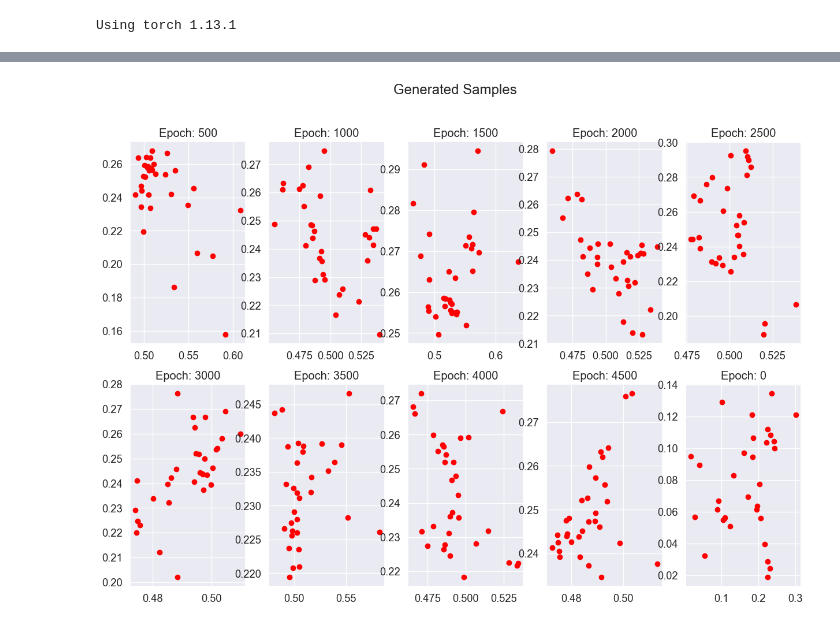
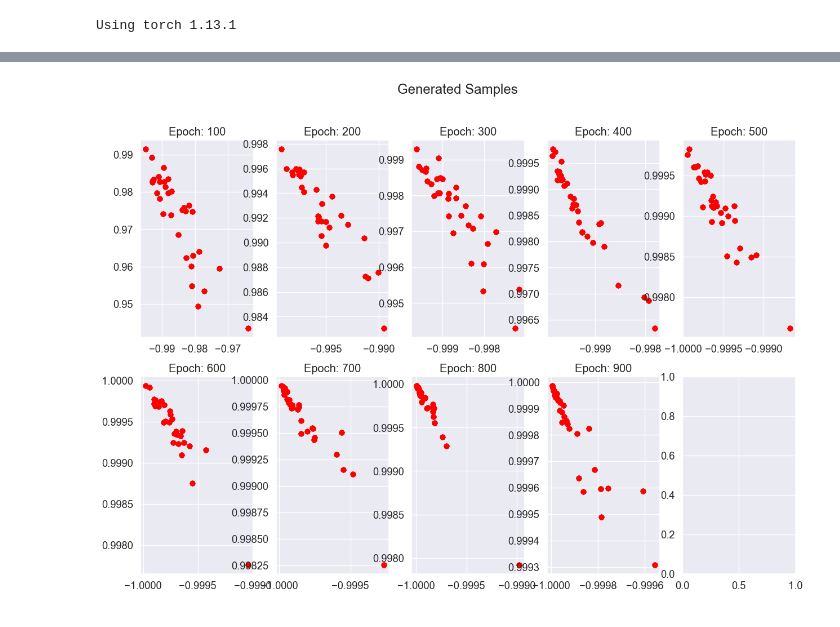
Before and after one commit to PritRaj1/IIB-Project-LatentEBM-Variance-Study, a Jupyter notebook: Notebooks/VanillaLatentEBM MkII.ipynb, the cells around one changed output, grey strips where cells are left out. Cells and saved outputs as stored; diff of their text form; code cells hidden in the pictures.

```diff
--- a/Notebooks/VanillaLatentEBM MkII.ipynb
+++ b/Notebooks/VanillaLatentEBM MkII.ipynb
@@ -147,36 +147,38 @@ lossE = EBM_loss
 lossG = nn.MSELoss(reduction='mean')
 # %%
 # Hyperparameters
-NUM_EPOCHS = 3000
-BATCH_SIZE = 128
+NUM_EPOCHS = 1000
+BATCH_SIZE = 32
 DATA_SAMPLES = 5000
 
-E_LR = 0.0002
-G_LR = 0.001
+Z_SAMPLES = 150
+
+E_LR = 0.00002
+G_LR = 0.0001
 
 E_STEP = 0.4
 G_STEP = 0.1
 
-E_SAMPLE_STEPS = 20
-G_SAMPLE_STEPS = 20
+E_SAMPLE_STEPS = 25
+G_SAMPLE_STEPS = 25
 
-p0_SIGMA = 0.5
-EXP_PRIOR_SIGMA = 0.5
+p0_SIGMA = 1
+EXP_PRIOR_SIGMA = 1
 GENERATOR_SIGMA = 0.3
 
 device = "cuda" if torch.cuda.is_available() else "cpu"
 
 # Load the moons dataset
-X, _ = make_moons(n_samples=DATA_SAMPLES, noise=0.05, random_state=42)
+X, _ = make_blobs(n_samples=DATA_SAMPLES, n_features=2, random_state=42)
 X = torch.tensor(X).float().to(device)
 loader = DataLoader(X, batch_size=BATCH_SIZE, shuffle=True)
 
 # Create the model and optimizer
-EBMmodel = priorEBM(X.shape[1], X.shape[1]).to(device)
-GENmodel= topdownGenerator(X.shape[1], X.shape[1]).to(device)
+EBMmodel = priorEBM(Z_SAMPLES, Z_SAMPLES).to(device)
+GENmodel= topdownGenerator(Z_SAMPLES, X.shape[1]).to(device)
 Sampler = Sampler(
     p0_sigma=p0_SIGMA,
-    num_z_samples=X.shape[1],
+    num_z_samples=Z_SAMPLES,
     batch_size=BATCH_SIZE,
     prior_sample_steps=E_SAMPLE_STEPS,
     prior_step_size=E_STEP,
@@ -245,14 +247,21 @@ with torch.profiler.profile(
 
         if (epoch % sample_every == 0 or epoch == NUM_EPOCHS) and (epoch > 0):
 
-            Sampler.batch_size = 1000
             # Need gradients for langevin sampling
             z0_noise = Sampler.sample_p0() # p0(z)
             z_prior, grad_norm = Sampler.sample_exp_prior(z0_noise, EBMmodel) # p(z|M)
+            z_posterior, g_grad_norm, e_grad_norm = Sampler.sample_posterior(z_prior, x, GENmodel, EBMmodel) # p(z|x, M)
 
+            # Plot a batch of generated samples
             with torch.no_grad():
-                x_pred = GENmodel(z_posterior)
-                samples = x_pred.detach().cpu()
+                samples = []
+
+                # Generate 5 samples for each z, i.e. generate 5x as many samples as there are z
+                for _ in range(5):
+                    x_pred = GENmodel(z_posterior)
+                    samples.extend(x_pred.detach().cpu())
+
+                samples = torch.stack(samples)
 
                 plot_num = (epoch // sample_every) - 1
                 row = plot_num // num_cols
@@ -277 +286 @@ STAGE:2023-11-10 15:03:13 204348:204348 output_json.cpp:417] Completed Stage: Po
-[figure, old version]
+[figure, new version]
```
Also changed, not shown: parts of 6 cells of this notebook, 3 other files.
